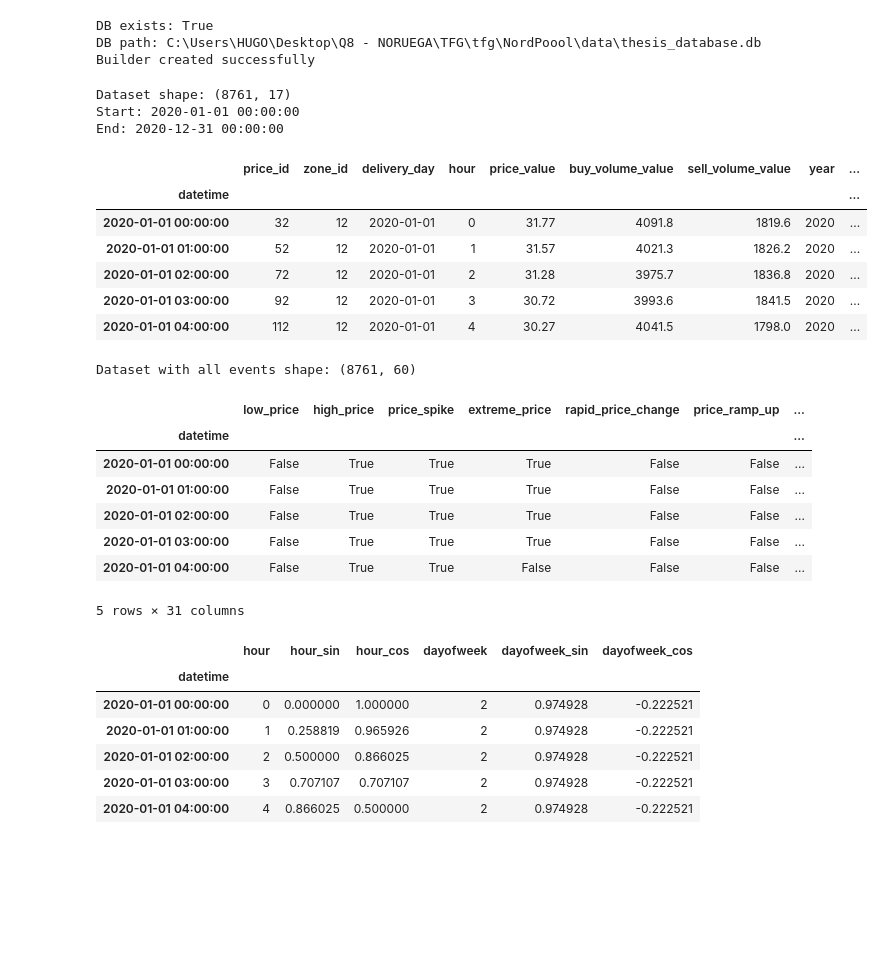
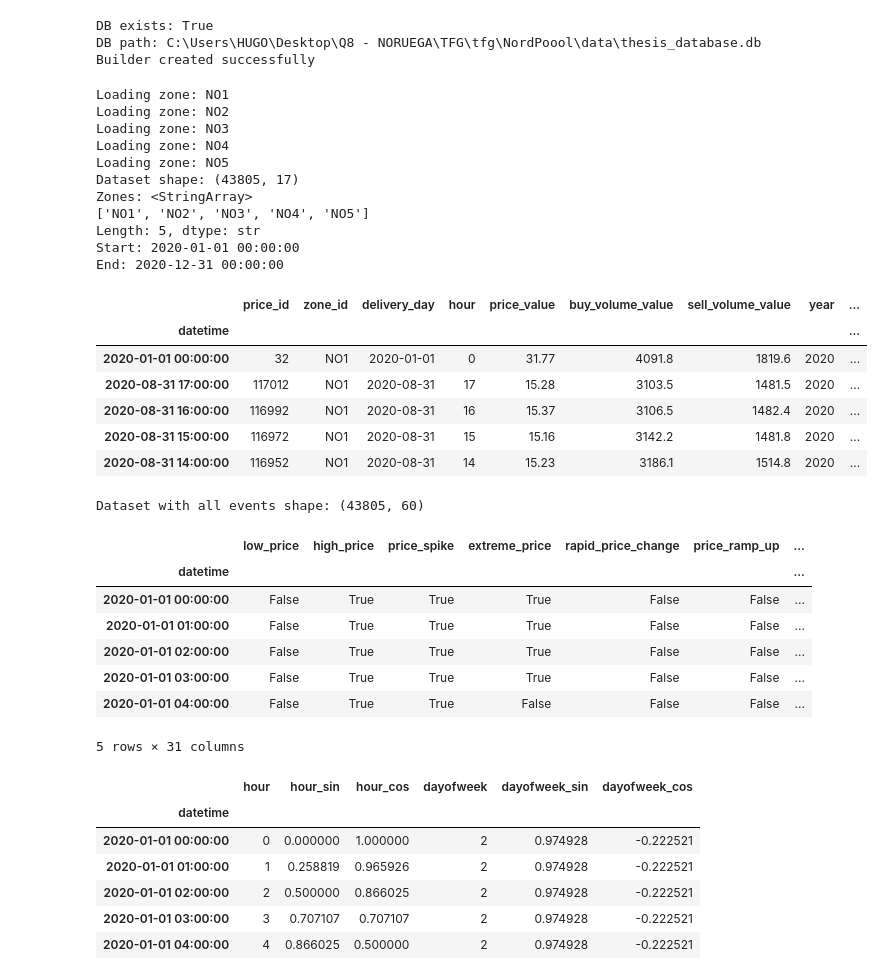
Before and after one commit to huugoox/tfg, a Jupyter notebook: notebooks/06_lstm_model.ipynb, the cells around one changed output. Cells and saved outputs as stored; diff of their text form; code cells hidden in the pictures; blank space fills up the shorter version.

Commit message:
First try with LSTM with all norwiegan zones

```diff
--- a/notebooks/06_lstm_model.ipynb
+++ b/notebooks/06_lstm_model.ipynb
@@ -63,36 +63,61 @@ DB path: C:\Users\HUGO\Desktop\Q8 - NORUEGA\TFG\tfg\NordPoool\data\thesis_databa
 Builder created successfully
 # %%
 # ============================================================
-# 4. LOAD DATA FOR LSTM
+# 4. LOAD DATA FOR LSTM - NORWAY ZONES
 # ============================================================
 
-df = builder.build_price_dataset(
-    zones="NO1",
-    start_date="2020-01-01",
-    end_date="2020-12-31",
-    add_time_features=True,
-    lags=[1, 2, 24, 48, 168],
-    target_horizon=1,
-    include_volumes=True,
-    dropna=False
-)
+norway_zones = ["NO1", "NO2", "NO3", "NO4", "NO5"]
+
+zone_dfs = []
+
+for zone in norway_zones:
+    print(f"Loading zone: {zone}")
+
+    df_zone = builder.build_price_dataset(
+        zones=zone,
+        start_date="2020-01-01",
+        end_date="2020-12-31",
+        add_time_features=True,
+        lags=[1, 2, 24, 48, 168],
+        target_horizon=1,
+        include_volumes=True,
+        dropna=False
+    )
+
+    # Make sure zone_id is correct
+    df_zone["zone_id"] = zone
+
+    zone_dfs.append(df_zone)
+
+df = pd.concat(zone_dfs, axis=0)
+
+df = df.sort_values(["zone_id", "datetime"] if "datetime" in df.columns else ["zone_id"])
 
 print("Dataset shape:", df.shape)
+print("Zones:", df["zone_id"].unique())
 print("Start:", df.index.min())
 print("End:", df.index.max())
 
 df.head()
 # %% [output]
-Dataset shape: (8761, 17)
+Loading zone: NO1
+Loading zone: NO2
+Loading zone: NO3
+Loading zone: NO4
+Loading zone: NO5
+Dataset shape: (43805, 17)
+Zones: <StringArray>
+['NO1', 'NO2', 'NO3', 'NO4', 'NO5']
+Length: 5, dtype: str
 Start: 2020-01-01 00:00:00
 End: 2020-12-31 00:00:00
 |  | price_id | zone_id | delivery_day | hour | price_value | buy_volume_value | sell_volume_value | year | ... |
 | datetime |  |  |  |  |  |  |  |  | ... |
-| 2020-01-01 00:00:00 | 32 | 12 | 2020-01-01 | 0 | 31.77 | 4091.8 | 1819.6 | 2020 | ... |
-| 2020-01-01 01:00:00 | 52 | 12 | 2020-01-01 | 1 | 31.57 | 4021.3 | 1826.2 | 2020 | ... |
-| 2020-01-01 02:00:00 | 72 | 12 | 2020-01-01 | 2 | 31.28 | 3975.7 | 1836.8 | 2020 | ... |
-| 2020-01-01 03:00:00 | 92 | 12 | 2020-01-01 | 3 | 30.72 | 3993.6 | 1841.5 | 2020 | ... |
-| 2020-01-01 04:00:00 | 112 | 12 | 2020-01-01 | 4 | 30.27 | 4041.5 | 1798.0 | 2020 | ... |
+| 2020-01-01 00:00:00 | 32 | NO1 | 2020-01-01 | 0 | 31.77 | 4091.8 | 1819.6 | 2020 | ... |
+| 2020-08-31 17:00:00 | 117012 | NO1 | 2020-08-31 | 17 | 15.28 | 3103.5 | 1481.5 | 2020 | ... |
+| 2020-08-31 16:00:00 | 116992 | NO1 | 2020-08-31 | 16 | 15.37 | 3106.5 | 1482.4 | 2020 | ... |
+| 2020-08-31 15:00:00 | 116972 | NO1 | 2020-08-31 | 15 | 15.16 | 3142.2 | 1481.8 | 2020 | ... |
+| 2020-08-31 14:00:00 | 116952 | NO1 | 2020-08-31 | 14 | 15.23 | 3186.1 | 1514.8 | 2020 | ... |
 # %%
 # ============================================================
 # 5. PRICE, VOLUME AND COMBINED EVENT DETECTION
@@ -156,7 +181,7 @@ existing_event_cols = [col for col in event_cols_check if col in df_events.colum
 
 df_events[existing_event_cols].head()
 # %% [output]
-Dataset with all events shape: (8761, 60)
+Dataset with all events shape: (43805, 60)
 |  | low_price | high_price | price_spike | extreme_price | rapid_price_change | price_ramp_up | ... |
 | datetime |  |  |  |  |  |  | ... |
 | 2020-01-01 00:00:00 | False | True | True | True | False | False | ... |
```
Also changed, not shown: parts of 8 cells of this notebook.
